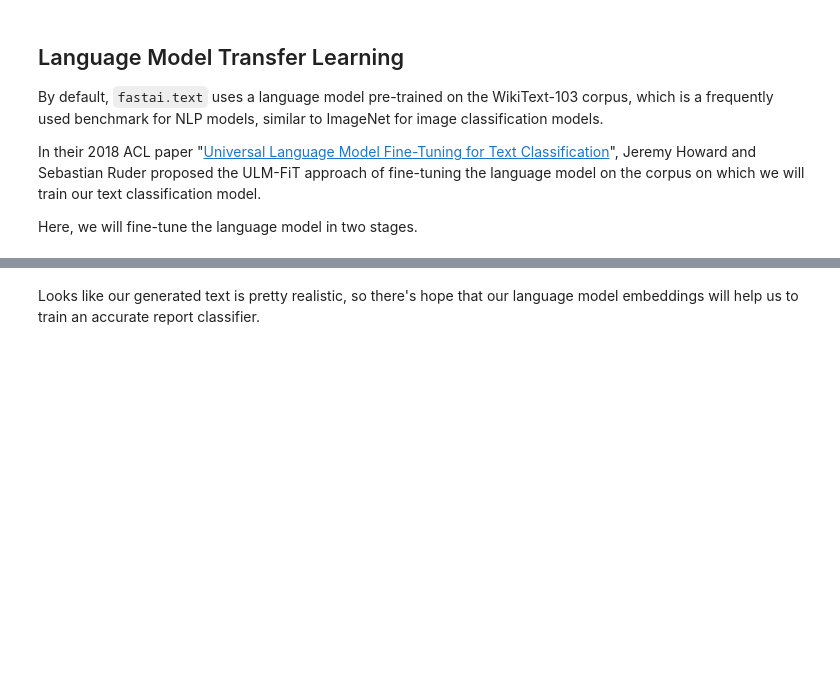
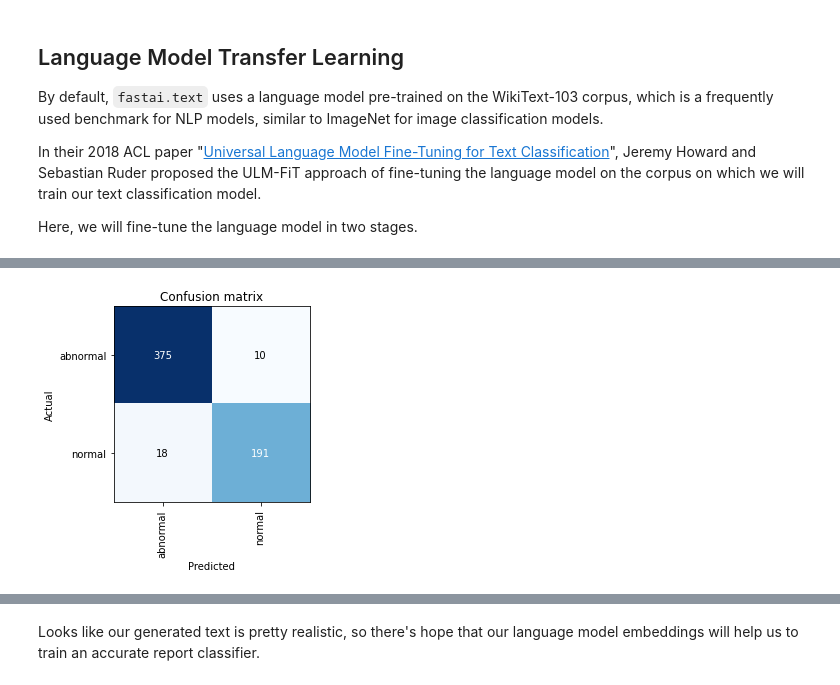
Before and after one commit to wfwiggins/RSNA-NLP-2020, a Jupyter notebook: RSNA20_NLP.ipynb, the cells around one changed output, grey strips where cells are left out. Saved outputs shown, nothing was run; the diff lists cells and outputs as text; code cells hidden in the pictures; blank space fills up the shorter version.

```diff
--- a/RSNA20_NLP.ipynb
+++ b/RSNA20_NLP.ipynb
@@ -264,0 +311,22 @@ learn.save_encoder('fine-tuned-enc')
+# %%
+#@title **Training the model...**
+
+learn_cls = text_classifier_learner(dls_cls, AWD_LSTM, drop_mult=0.5, metrics=accuracy).to_fp16()
+if fine_tuned_LM: learn_cls.load_encoder('fine-tuned-enc')
+learn_cls.fit_one_cycle(1, 2e-2)
+print("\nPart 1/4 complete.\n")
+
+# Unfreezing and training a little more...
+learn_cls.freeze_to(-2)
+learn_cls.fit_one_cycle(1, slice(1e-2/(2.6**4),1e-2))
+print("\nPart 2/4 complete.\n")
+
+# Unfreezing and training a little more, again...
+learn_cls.freeze_to(-3)
+learn_cls.fit_one_cycle(1, slice(5e-3/(2.6**4),5e-3))
+print("\nPart 3/4 complete.\n")
+
+# Now let's unfreeze the whole model and finish training.
+learn_cls.unfreeze()
+learn_cls.fit_one_cycle(1, slice(1e-3/(2.6**4),1e-3))
+print("\nPart 4/4 complete.")
@@ -264,0 +351,8 @@ learn.save_encoder('fine-tuned-enc')
+# %%
+#@title **Evaluating model performance...**
+
+test_items = test_df[[training_target, 'label']].copy()
+test_items.columns = ['text', 'label']
+dl_test = learn_cls.dls.test_dl(test_items, with_labels=True)
+interp = ClassificationInterpretation.from_learner(learn_cls, dl=dl_test)
+interp.print_classification_report()
@@ -264,0 +369,9 @@ learn.save_encoder('fine-tuned-enc')
+# %%
+#@title **The confusion matrix**
+
+#@markdown The _confusion matrix_ is a graphical representation of how the model performed.
+#@markdown In our case, it is a 2x2 table comparing model predictions to the actual label for each class (i.e. "normal" and "abnormal").
+
+interp.plot_confusion_matrix()
+# %% [output]
+[figure, added]
```
Also changed, not shown: parts of 28 cells of this notebook.
